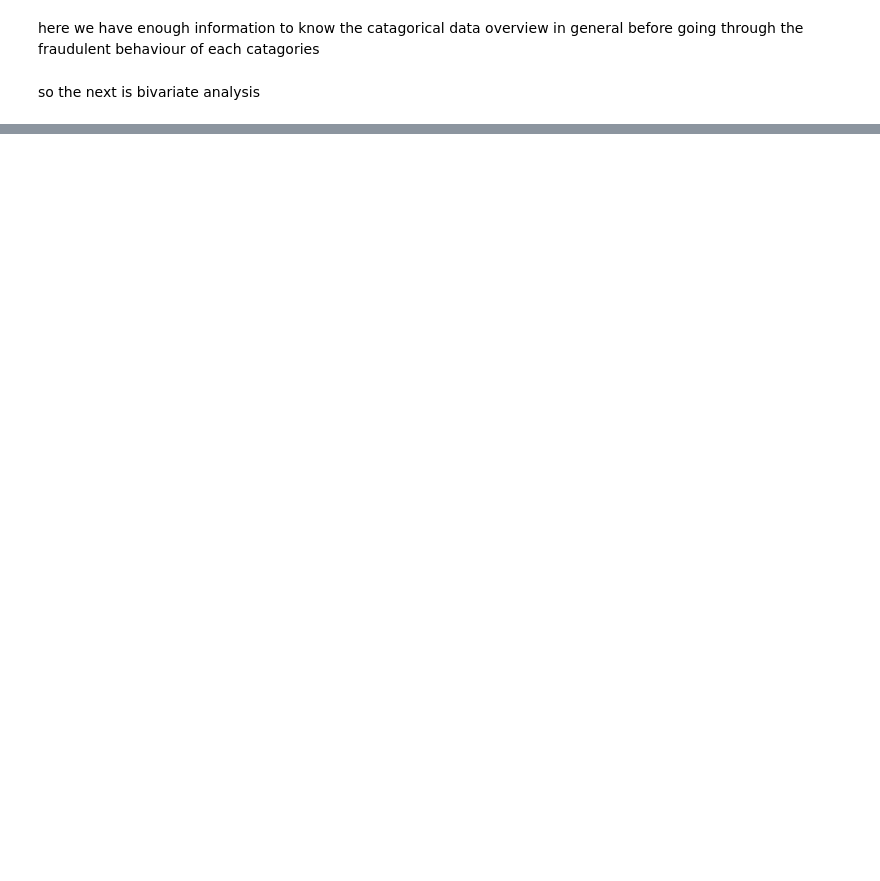
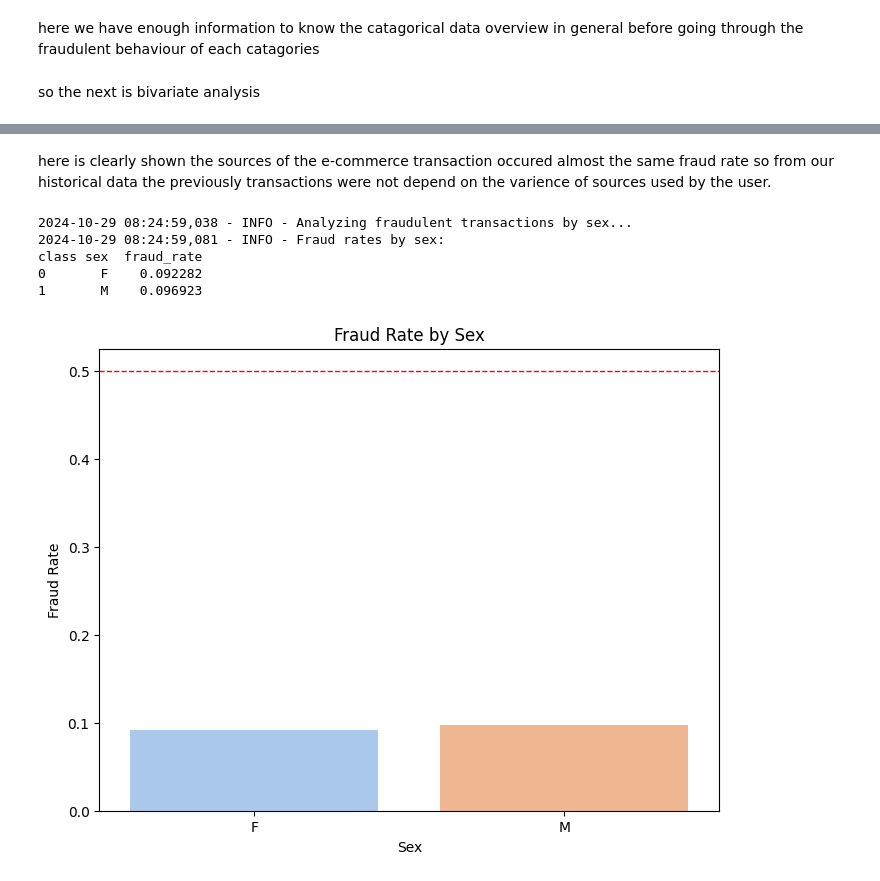
Before and after one commit to beza328/Fraud-Detection, a Jupyter notebook: Notebook/Eda.ipynb, the cells around one changed output, grey strips where cells are left out. Drawn from its saved outputs; the diff is of its cells as text; code cells hidden in the pictures; blank space fills up the shorter version.

Commit message:
bivariate analysis on e-commerce

```diff
--- a/Notebook/Eda.ipynb
+++ b/Notebook/Eda.ipynb
@@ -434,0 +456,11 @@ AttributeError: module 'Eda' has no attribute 'analyze_fraud_by_source'
+# %% [markdown]
+here is clearly shown the sources of the e-commerce transaction occured almost the same fraud rate so from our historical data the previously transactions were not depend on the varience of sources used by the user.
+# %%
+ed.analyze_fraud_by_sex(merged_data)
+# %% [output]
+2024-10-29 08:24:59,038 - INFO - Analyzing fraudulent transactions by sex...
+2024-10-29 08:24:59,081 - INFO - Fraud rates by sex:
+class sex  fraud_rate
+0       F    0.092282
+1       M    0.096923
+[figure, added]
```
Also changed, not shown: parts of 28 cells of this notebook, 5 other files.
